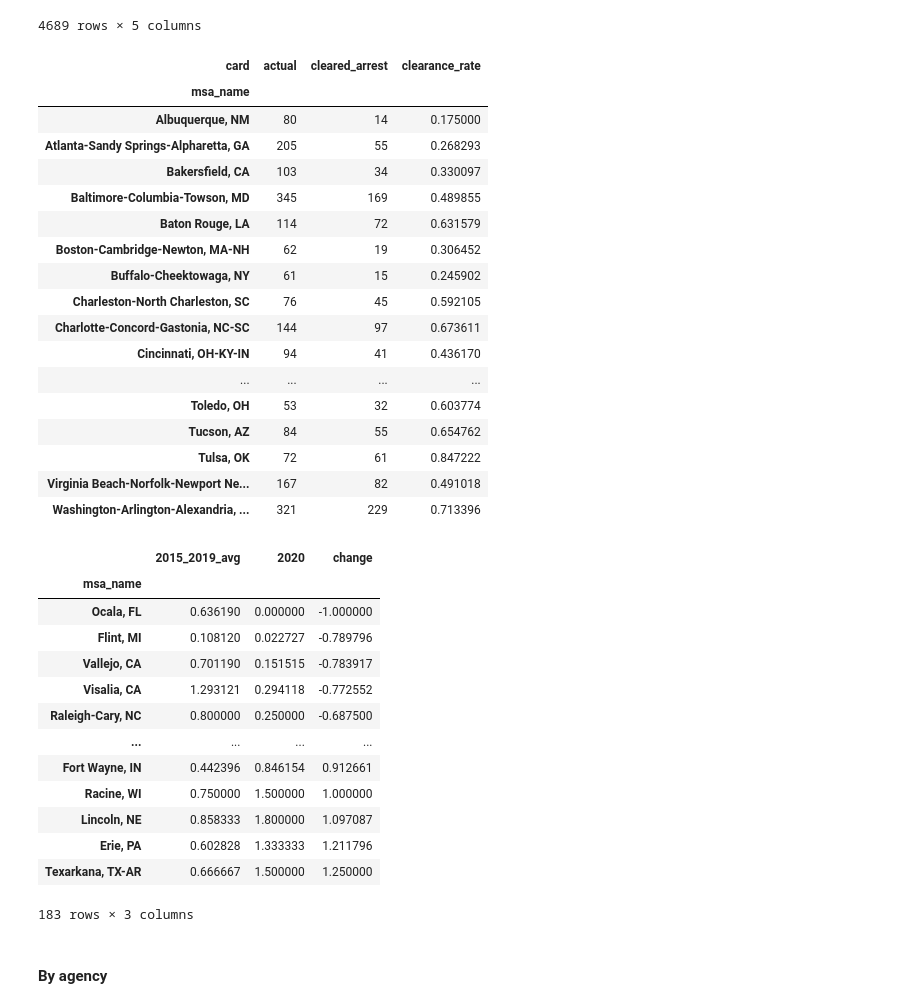
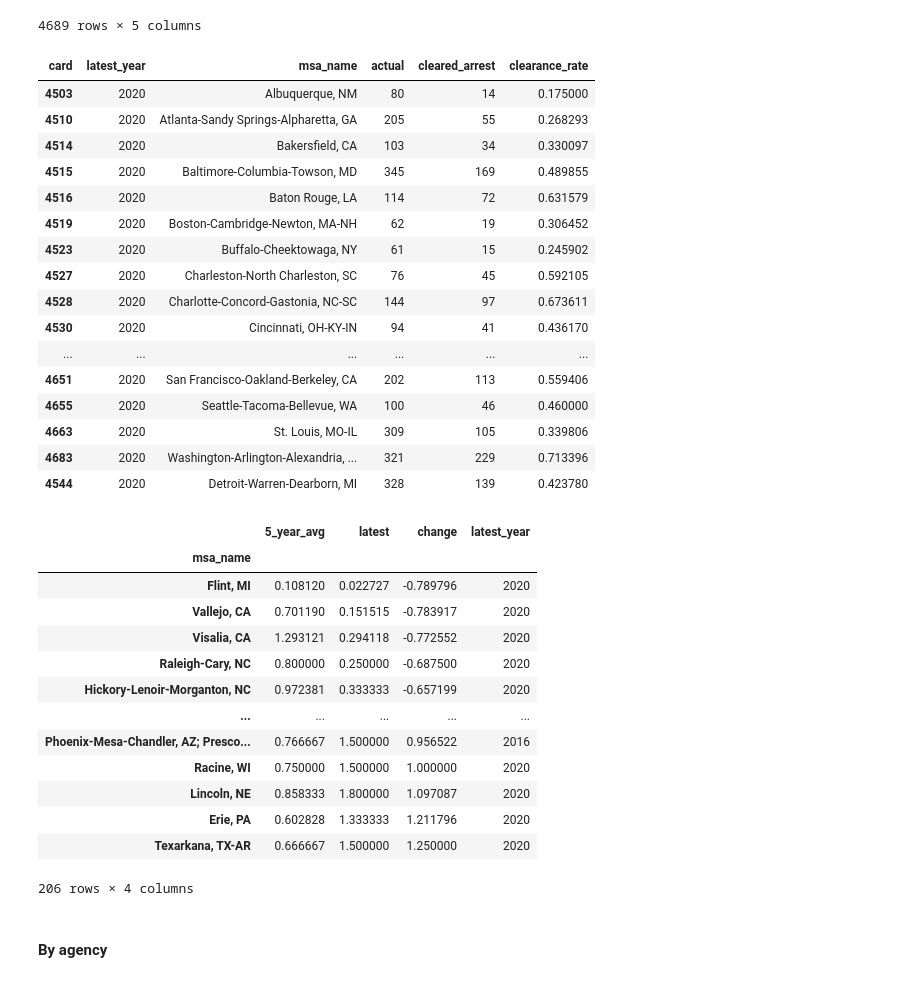
Before and after one commit to cbs-news-data/homicide-clearance-fbi-data, a Jupyter notebook: notebook/reta/src/reta.ipynb, the cells around one changed output. Saved outputs shown, nothing was run; the diff lists cells and outputs as text; code cells hidden in the pictures.

```diff
--- a/notebook/reta/src/reta.ipynb
+++ b/notebook/reta/src/reta.ipynb
@@ -328,28 +345,27 @@ msa
 # %%
 msa.to_csv("output/msa.csv", index=False)
 # %%
-msa_2020 = get_2020(msa, "msa_name")
+msa_latest = get_latest(msa, "msa_name")
 
 # looking here only at agencies with 50 or more homicides in 2020
-msa_2020.query("actual > 50").dropna(subset=["clearance_rate"])
+msa_latest.query("actual > 50").dropna(subset=["clearance_rate"])
 # %% [output]
-| card | actual | cleared_arrest | clearance_rate |
-| msa_name |  |  |  |
-| Albuquerque, NM | 80 | 14 | 0.175000 |
-| Atlanta-Sandy Springs-Alpharetta, GA | 205 | 55 | 0.268293 |
-| Bakersfield, CA | 103 | 34 | 0.330097 |
-| Baltimore-Columbia-Towson, MD | 345 | 169 | 0.489855 |
-| Baton Rouge, LA | 114 | 72 | 0.631579 |
-| Boston-Cambridge-Newton, MA-NH | 62 | 19 | 0.306452 |
-| Buffalo-Cheektowaga, NY | 61 | 15 | 0.245902 |
-| Charleston-North Charleston, SC | 76 | 45 | 0.592105 |
-| Charlotte-Concord-Gastonia, NC-SC | 144 | 97 | 0.673611 |
-| Cincinnati, OH-KY-IN | 94 | 41 | 0.436170 |
-| ... | ... | ... | ... |
-| Toledo, OH | 53 | 32 | 0.603774 |
-| Tucson, AZ | 84 | 55 | 0.654762 |
-| Tulsa, OK | 72 | 61 | 0.847222 |
-| Virginia Beach-Norfolk-Newport Ne... | 167 | 82 | 0.491018 |
-| Washington-Arlington-Alexandria, ... | 321 | 229 | 0.713396 |
+| card | latest_year | msa_name | actual | cleared_arrest | clearance_rate |
+| 4503 | 2020 | Albuquerque, NM | 80 | 14 | 0.175000 |
+| 4510 | 2020 | Atlanta-Sandy Springs-Alpharetta, GA | 205 | 55 | 0.268293 |
+| 4514 | 2020 | Bakersfield, CA | 103 | 34 | 0.330097 |
+| 4515 | 2020 | Baltimore-Columbia-Towson, MD | 345 | 169 | 0.489855 |
+| 4516 | 2020 | Baton Rouge, LA | 114 | 72 | 0.631579 |
+| 4519 | 2020 | Boston-Cambridge-Newton, MA-NH | 62 | 19 | 0.306452 |
+| 4523 | 2020 | Buffalo-Cheektowaga, NY | 61 | 15 | 0.245902 |
+| 4527 | 2020 | Charleston-North Charleston, SC | 76 | 45 | 0.592105 |
+| 4528 | 2020 | Charlotte-Concord-Gastonia, NC-SC | 144 | 97 | 0.673611 |
+| 4530 | 2020 | Cincinnati, OH-KY-IN | 94 | 41 | 0.436170 |
+| ... | ... | ... | ... | ... | ... |
+| 4651 | 2020 | San Francisco-Oakland-Berkeley, CA | 202 | 113 | 0.559406 |
+| 4655 | 2020 | Seattle-Tacoma-Bellevue, WA | 100 | 46 | 0.460000 |
+| 4663 | 2020 | St. Louis, MO-IL | 309 | 105 | 0.339806 |
+| 4683 | 2020 | Washington-Arlington-Alexandria, ... | 321 | 229 | 0.713396 |
+| 4544 | 2020 | Detroit-Warren-Dearborn, MI | 328 | 139 | 0.423780 |
 # %%
 # output for use in later tasks
@@ -357,22 +373,22 @@ msa_2020.to_csv("output/msa_2020.csv")
 # %%
-msa_5yr = get_5yravg_vs_2020(msa, "msa_name")
+msa_5yr = get_5yravg_vs_latest(msa, "msa_name")
 
 msa_5yr.dropna(subset=["change"]).sort_values("change")
 # %% [output]
-|  | 2015_2019_avg | 2020 | change |
-| msa_name |  |  |  |
-| Ocala, FL | 0.636190 | 0.000000 | -1.000000 |
-| Flint, MI | 0.108120 | 0.022727 | -0.789796 |
-| Vallejo, CA | 0.701190 | 0.151515 | -0.783917 |
-| Visalia, CA | 1.293121 | 0.294118 | -0.772552 |
-| Raleigh-Cary, NC | 0.800000 | 0.250000 | -0.687500 |
-| ... | ... | ... | ... |
-| Fort Wayne, IN | 0.442396 | 0.846154 | 0.912661 |
-| Racine, WI | 0.750000 | 1.500000 | 1.000000 |
-| Lincoln, NE | 0.858333 | 1.800000 | 1.097087 |
-| Erie, PA | 0.602828 | 1.333333 | 1.211796 |
-| Texarkana, TX-AR | 0.666667 | 1.500000 | 1.250000 |
+|  | 5_year_avg | latest | change | latest_year |
+| msa_name |  |  |  |  |
+| Flint, MI | 0.108120 | 0.022727 | -0.789796 | 2020 |
+| Vallejo, CA | 0.701190 | 0.151515 | -0.783917 | 2020 |
+| Visalia, CA | 1.293121 | 0.294118 | -0.772552 | 2020 |
+| Raleigh-Cary, NC | 0.800000 | 0.250000 | -0.687500 | 2020 |
+| Hickory-Lenoir-Morganton, NC | 0.972381 | 0.333333 | -0.657199 | 2020 |
+| ... | ... | ... | ... | ... |
+| Phoenix-Mesa-Chandler, AZ; Presco... | 0.766667 | 1.500000 | 0.956522 | 2016 |
+| Racine, WI | 0.750000 | 1.500000 | 1.000000 | 2020 |
+| Lincoln, NE | 0.858333 | 1.800000 | 1.097087 | 2020 |
+| Erie, PA | 0.602828 | 1.333333 | 1.211796 | 2020 |
+| Texarkana, TX-AR | 0.666667 | 1.500000 | 1.250000 | 2020 |
-183 rows × 3 columns
+206 rows × 4 columns
 # %%
 # output for use in later tasks
 msa_5yr.to_csv("output/msa_5yr.csv")
```
Also changed, not shown: parts of 9 cells of this notebook, 21 other files.
